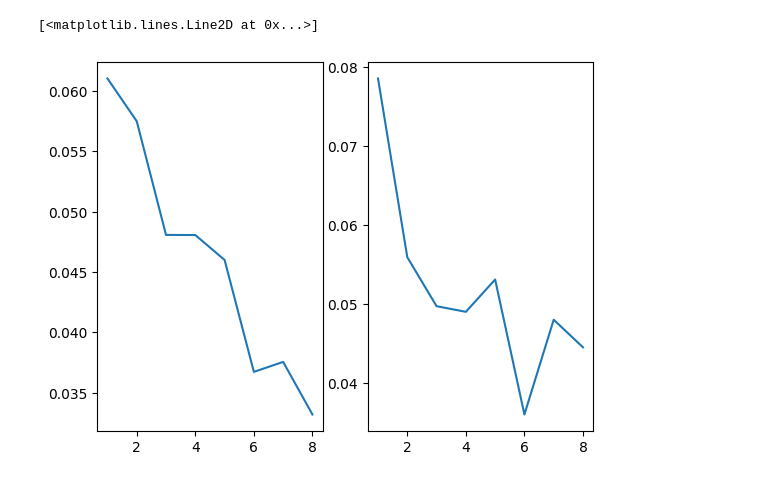
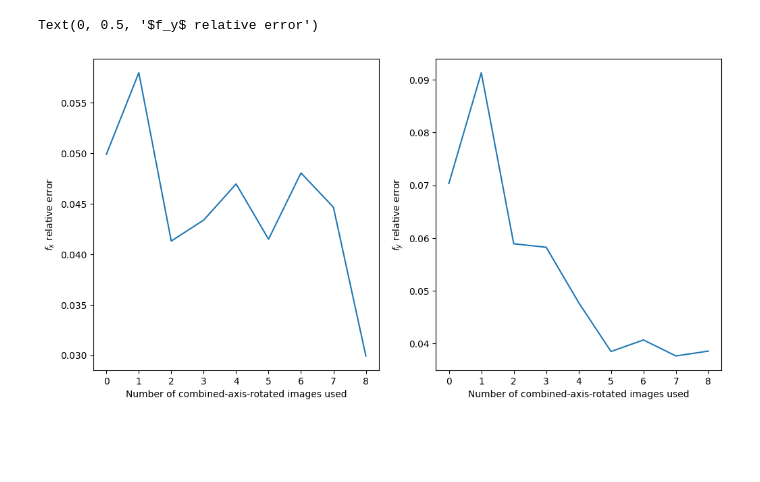
Before and after one commit to michaelzhan1/cs283-project, a Jupyter notebook: analysis.ipynb, the cells around one changed output. Saved outputs shown, nothing was run; the diff lists cells and outputs as text; code cells hidden in the pictures; blank space fills up the shorter version.

```diff
--- a/analysis.ipynb
+++ b/analysis.ipynb
@@ -1,3 +1,7 @@
 # %%
 import pandas as pd
 import matplotlib.pyplot as plt
+# %%
+# noiseless k recovery experiment
+data = pd.read_csv('results/noiseless/errors.csv')
+data.mean()
@@ -46,21 +73,28 @@ plt.plot(range_size, [fy.mean() for fy in fys], label='fy')
 # %%
-new_combos = list(range(1, 9))
+# combined axis rotation experiment
+new_combos = list(range(9))
 names = [f'results/combo/errors_combo{combo}.csv' for combo in new_combos]
 
 all_data = []
 
 for name in names:
     data = pd.read_csv(name)
     all_data.append(data)
 
 fxs = [data['fx(rel)'] for data in all_data]
 fys = [data['fy(rel)'] for data in all_data]
 
+plt.figure(figsize=(12, 6))
+plt.tight_layout()
 plt.subplot(1, 2, 1)
 plt.plot(new_combos, [fx.mean() for fx in fxs], label='fx')
+plt.xlabel('Number of combined-axis-rotated images used')
+plt.ylabel('$f_x$ relative error')
 
 plt.subplot(1, 2, 2)
 plt.plot(new_combos, [fy.mean() for fy in fys], label='fy')
+plt.xlabel('Number of combined-axis-rotated images used')
+plt.ylabel('$f_y$ relative error')
 # %% [output]
-[<matplotlib.lines.Line2D at 0x...>]
+Text(0, 0.5, '$f_y$ relative error')
-[figure, old version]
+[figure, new version]
```
Also changed, not shown: parts of 6 cells of this notebook.
